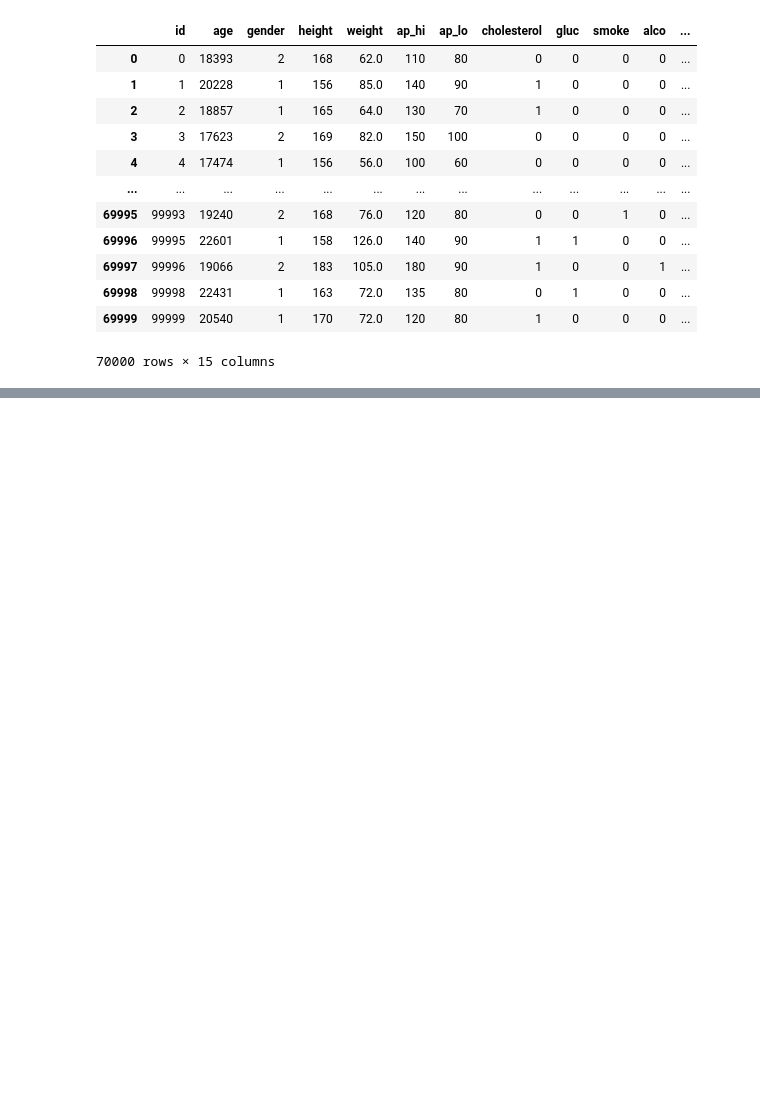
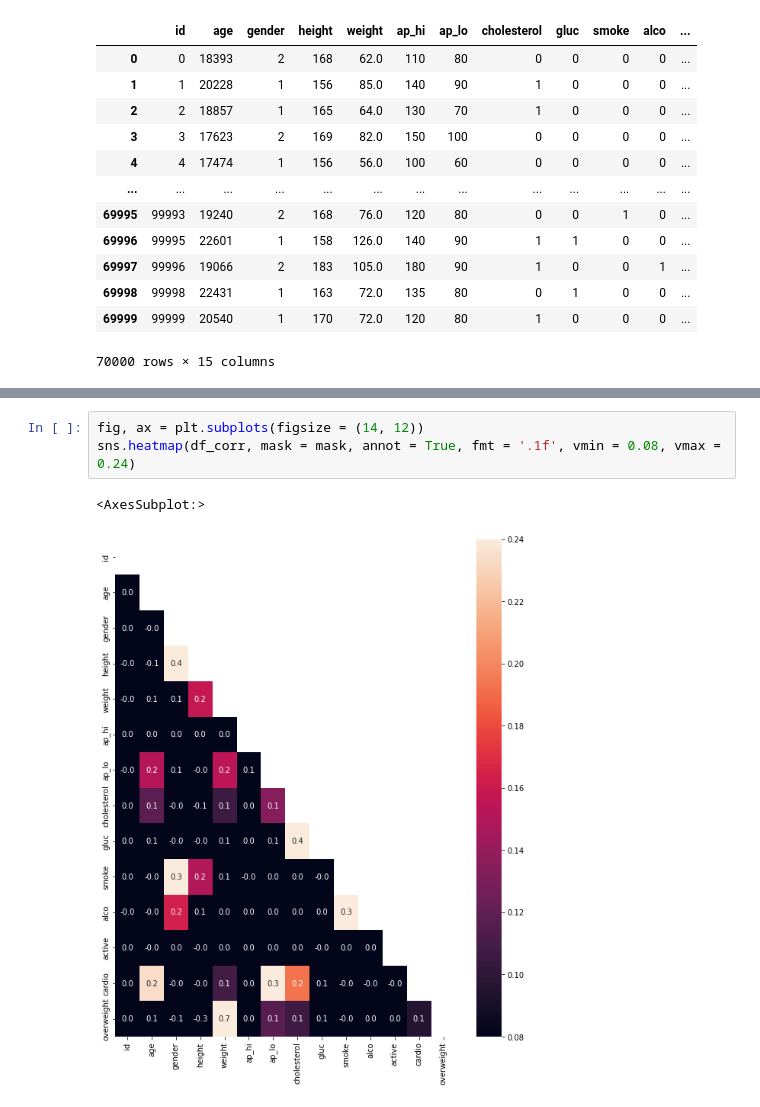
Before and after one commit to JavierRojas14/Medical_Data_Visualizer, a Jupyter notebook: medical_examination.ipynb, the cells around one changed output, grey strips where cells are left out. Cells and saved outputs as stored; diff of their text form; blank space fills up the shorter version.

```diff
--- a/medical_examination.ipynb
+++ b/medical_examination.ipynb
@@ -73,0 +66,6 @@ print(df.shape)
+# %%
+fig, ax = plt.subplots(figsize = (14, 12))
+sns.heatmap(df_corr, mask = mask, annot = True, fmt = '.1f', vmin = 0.08, vmax = 0.24)
+# %% [output]
+<AxesSubplot:>
+[figure, added]
```
Also changed, not shown: parts of 3 cells of this notebook, 1 other file.
